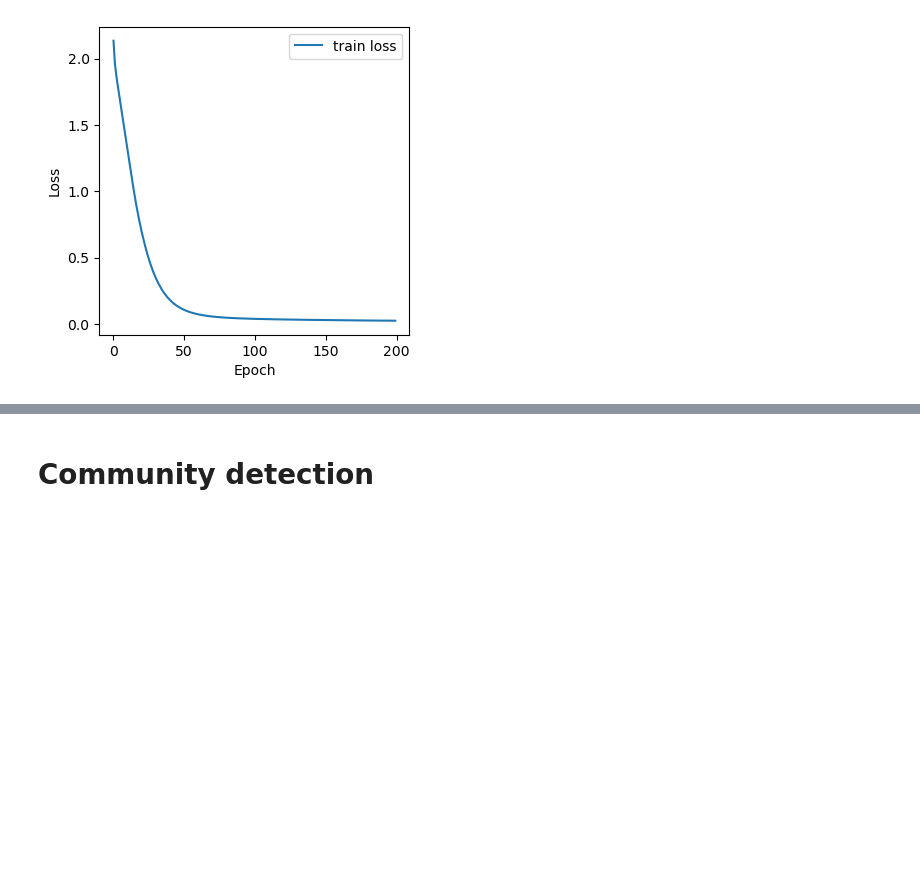
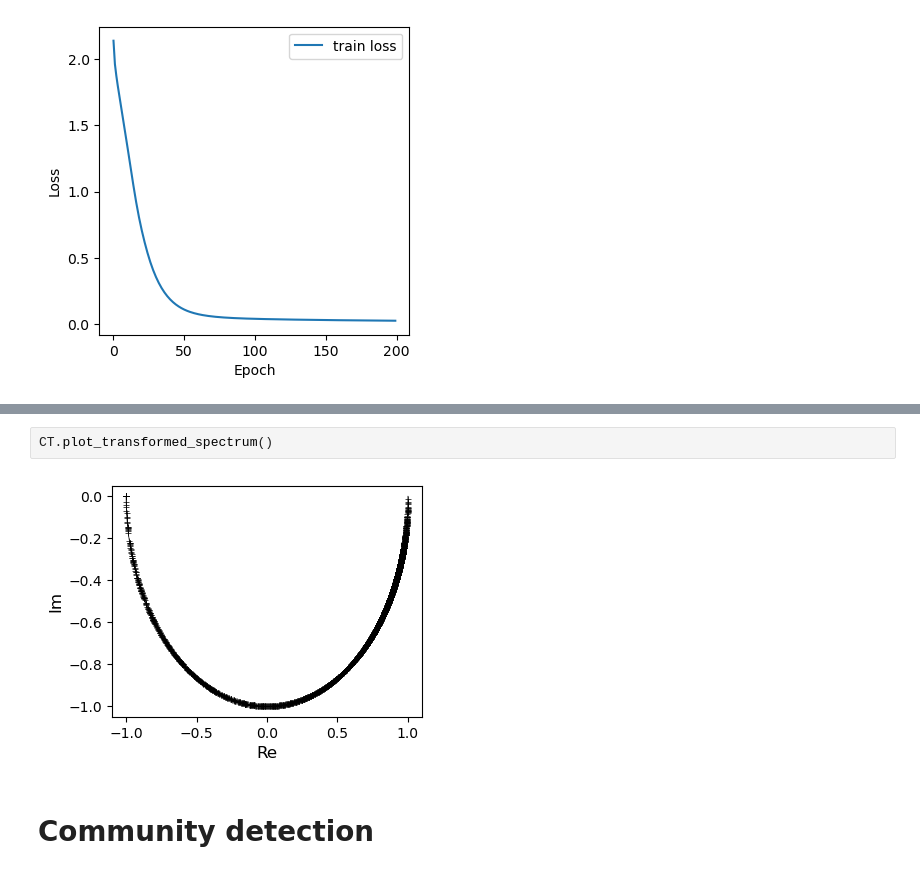
Before and after one commit to AliceDeLorenci/CayleyNets, a Jupyter notebook: Experiments.ipynb, the cells around one changed output, grey strips where cells are left out. Saved outputs shown, nothing was run; the diff lists cells and outputs as text; blank space fills up the shorter version.

```diff
--- a/Experiments.ipynb
+++ b/Experiments.ipynb
@@ -247,3 +314,7 @@ Test accuracy 0.788
+# %%
+CT.plot_transformed_spectrum()
+# %% [output]
+[figure, added]
 # %% [markdown]
 # Community detection
 # %%
```
Also changed, not shown: parts of 20 cells of this notebook, 12 other files.
